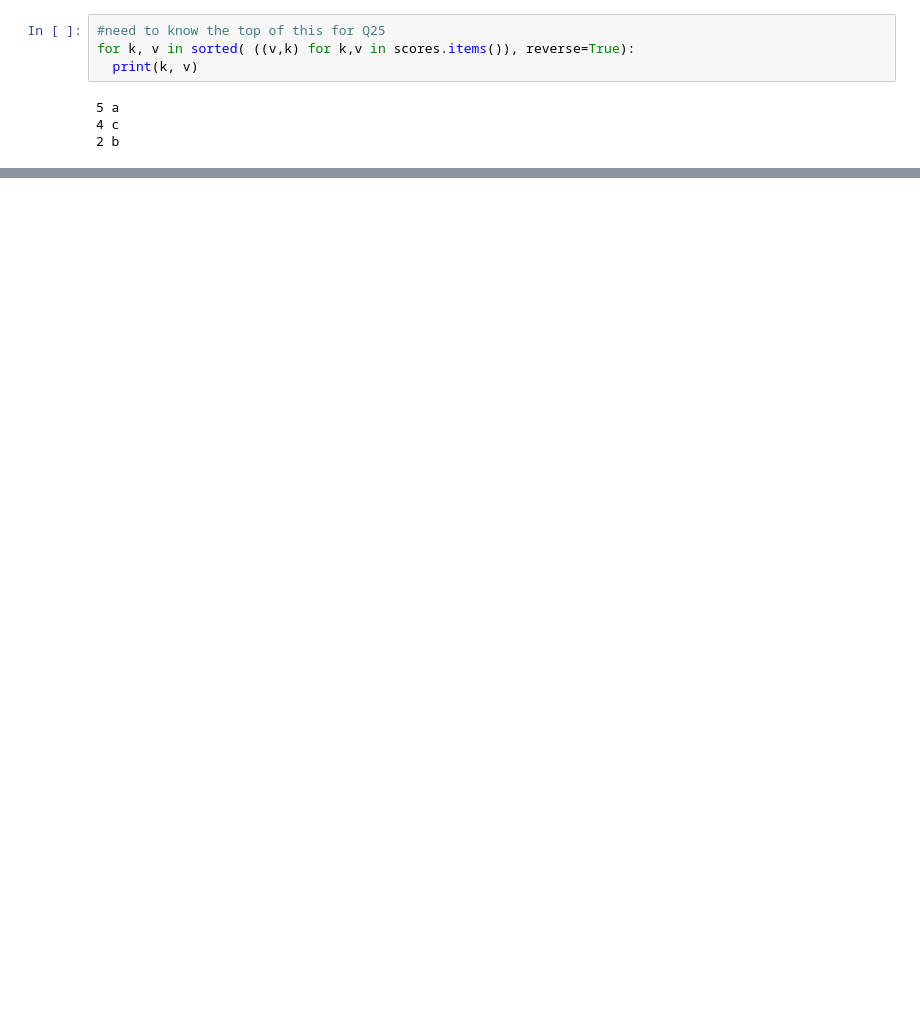
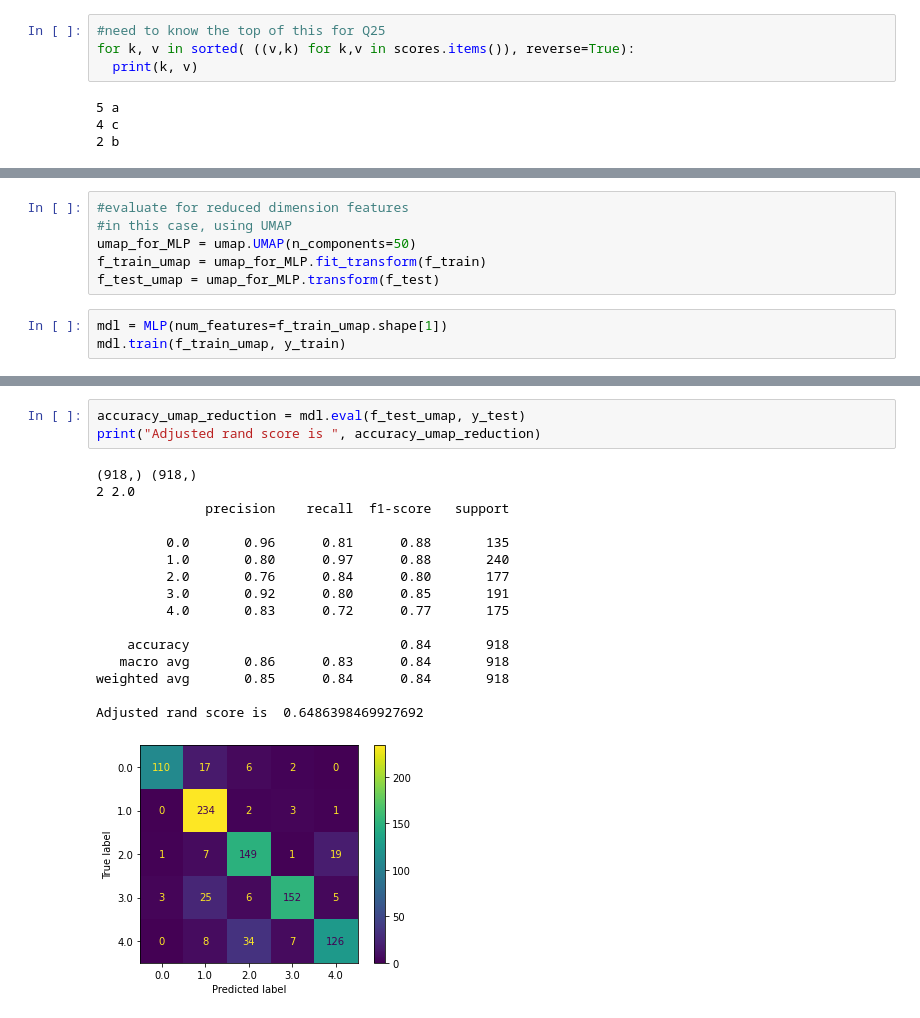
Before and after one commit to diplav09/Data-Representations-and-Clustering, a Jupyter notebook: Project_2_Image_Data.ipynb, the cells around one changed output, grey strips where cells are left out. Cells and saved outputs as stored; diff of their text form; blank space fills up the shorter version.

```diff
--- a/Project_2_Image_Data.ipynb
+++ b/Project_2_Image_Data.ipynb
@@ -349,0 +423,9 @@ for k, v in sorted( ((v,k) for k,v in scores.items()), reverse=True):
+# %%
+#evaluate for reduced dimension features
+#in this case, using UMAP
+umap_for_MLP = umap.UMAP(n_components=50)
+f_train_umap = umap_for_MLP.fit_transform(f_train)
+f_test_umap = umap_for_MLP.transform(f_test)
+# %%
+mdl = MLP(num_features=f_train_umap.shape[1])
+mdl.train(f_train_umap, y_train)
@@ -349,0 +443,20 @@ for k, v in sorted( ((v,k) for k,v in scores.items()), reverse=True):
+# %%
+accuracy_umap_reduction = mdl.eval(f_test_umap, y_test)
+print("Adjusted rand score is ", accuracy_umap_reduction)
+# %% [output]
+(918,) (918,)
+2 2.0
+              precision    recall  f1-score   support
+
+         0.0       0.96      0.81      0.88       135
+         1.0       0.80      0.97      0.88       240
+         2.0       0.76      0.84      0.80       177
+         3.0       0.92      0.80      0.85       191
+         4.0       0.83      0.72      0.77       175
+
+    accuracy                           0.84       918
+   macro avg       0.86      0.83      0.84       918
+weighted avg       0.85      0.84      0.84       918
+
+Adjusted rand score is  0.6486398469927692
+[figure, added]
```
Also changed, not shown: parts of 12 cells of this notebook.
